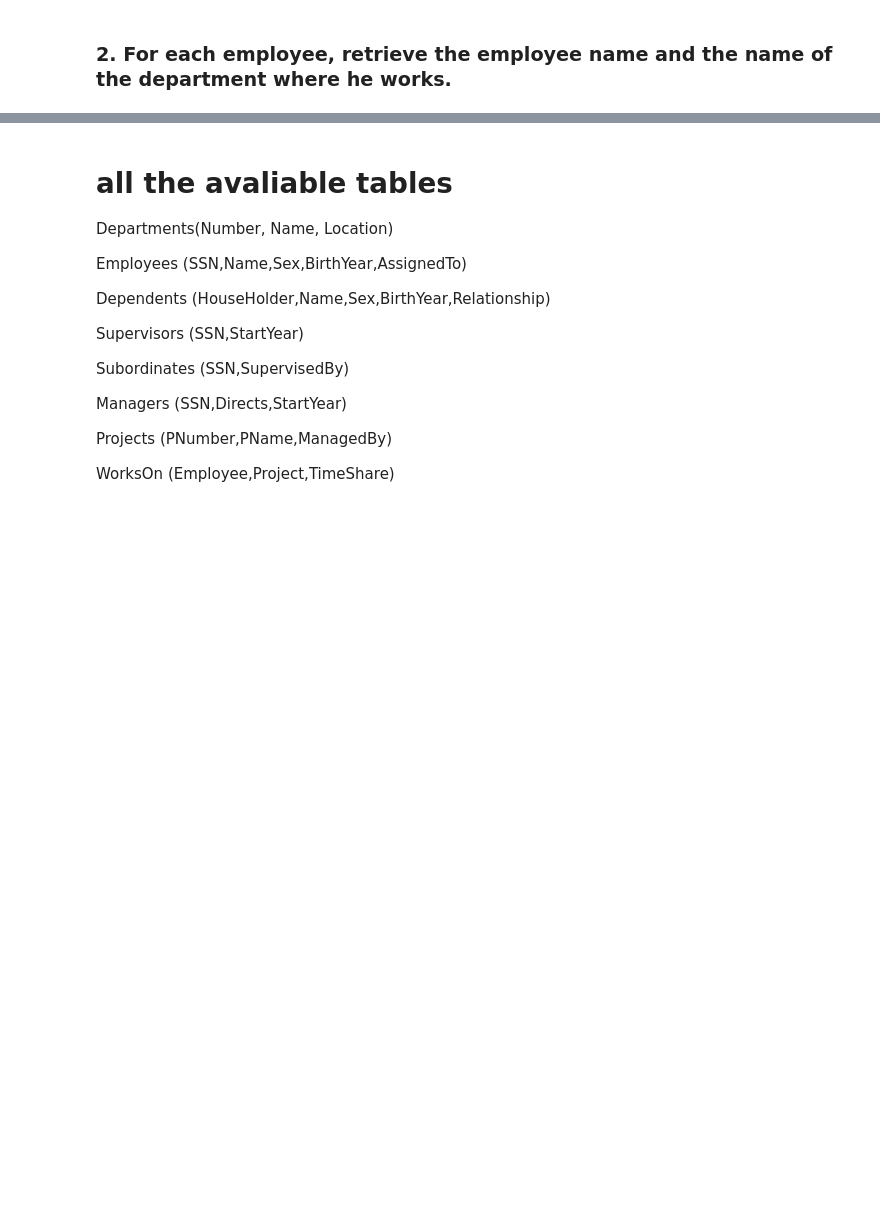
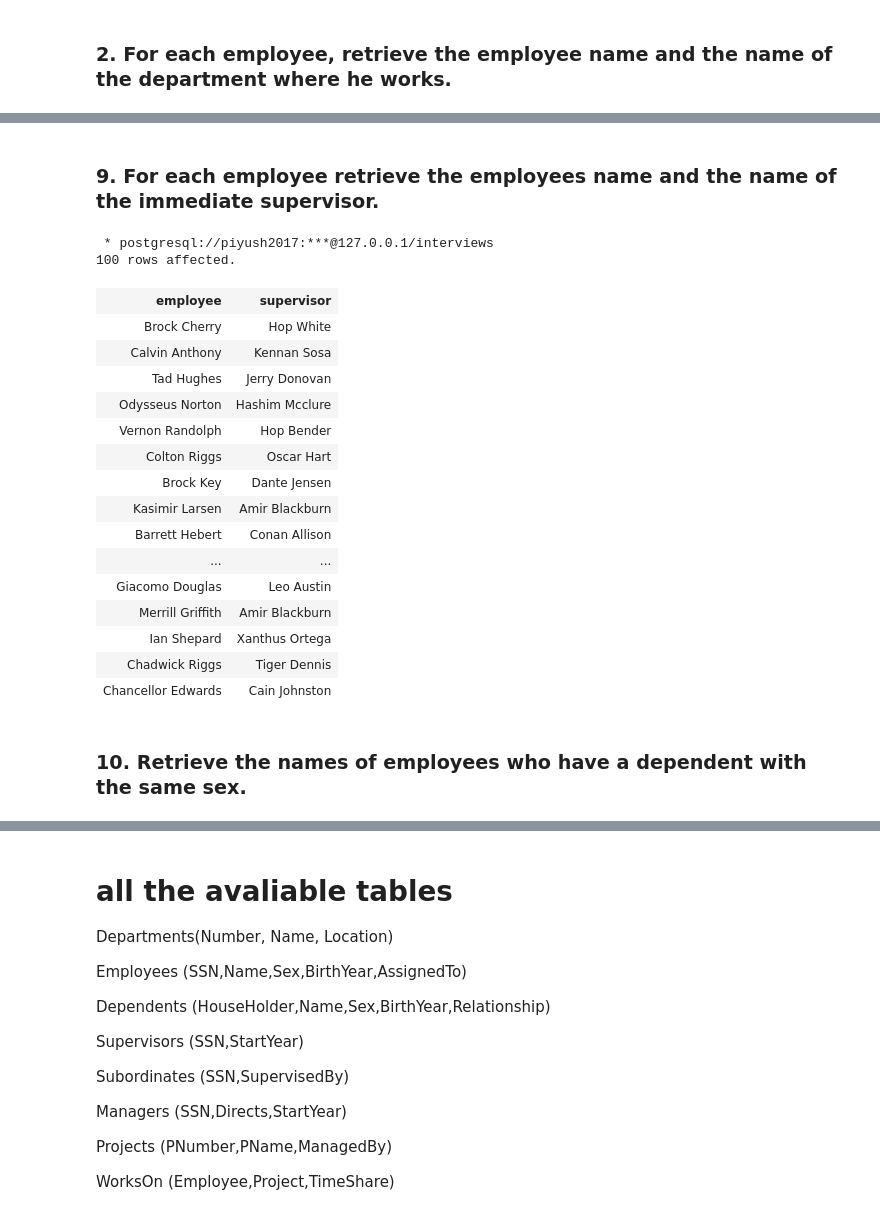
Before and after one commit to piyushtada/learn-sql, a Jupyter notebook: 02-exercise-sol-employee-departments.ipynb, the cells around one changed output, grey strips where cells are left out. Saved outputs shown, nothing was run; the diff lists cells and outputs as text; code cells hidden in the pictures; blank space fills up the shorter version.

```diff
--- a/02-exercise-sol-employee-departments.ipynb
+++ b/02-exercise-sol-employee-departments.ipynb
@@ -132,0 +215,28 @@ WHERE E.AssignedTo = D.Number;
+# %% [markdown]
+### 9. For each employee retrieve the employees name and the name of the immediate supervisor.
+# %%
+%%sql
+SELECT ds.Name AS Employee, e.Name As Supervisor
+FROM DataSubordinates AS ds, Employees AS e
+WHERE ds.SupervisedBy = e.SSN;
+# %% [output]
+ * postgresql://piyush2017:***@127.0.0.1/interviews
+100 rows affected.
+| employee | supervisor |
+| Brock Cherry | Hop White |
+| Calvin Anthony | Kennan Sosa |
+| Tad Hughes | Jerry Donovan |
+| Odysseus Norton | Hashim Mcclure |
+| Vernon Randolph | Hop Bender |
+| Colton Riggs | Oscar Hart |
+| Brock Key | Dante Jensen |
+| Kasimir Larsen | Amir Blackburn |
+| Barrett Hebert | Conan Allison |
+| ... | ... |
+| Giacomo Douglas | Leo Austin |
+| Merrill Griffith | Amir Blackburn |
+| Ian Shepard | Xanthus Ortega |
+| Chadwick Riggs | Tiger Dennis |
+| Chancellor Edwards | Cain Johnston |
+# %% [markdown]
+### 10. Retrieve the names of employees who have a dependent with the same sex.
```
Also changed, not shown: parts of 35 cells of this notebook, 2 other files.
